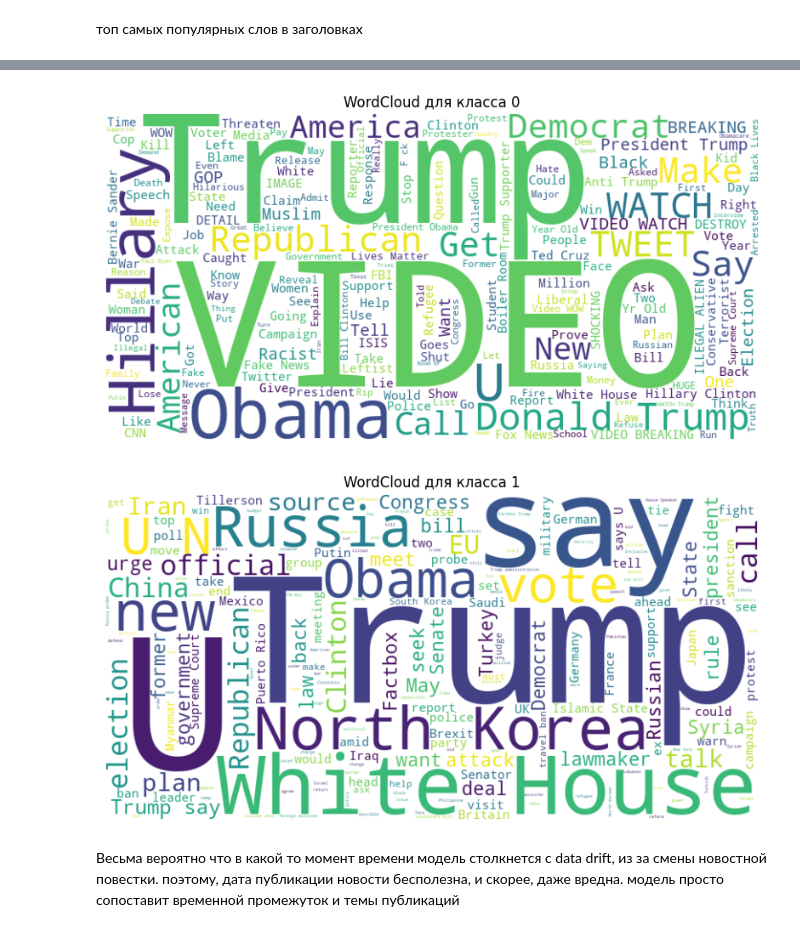
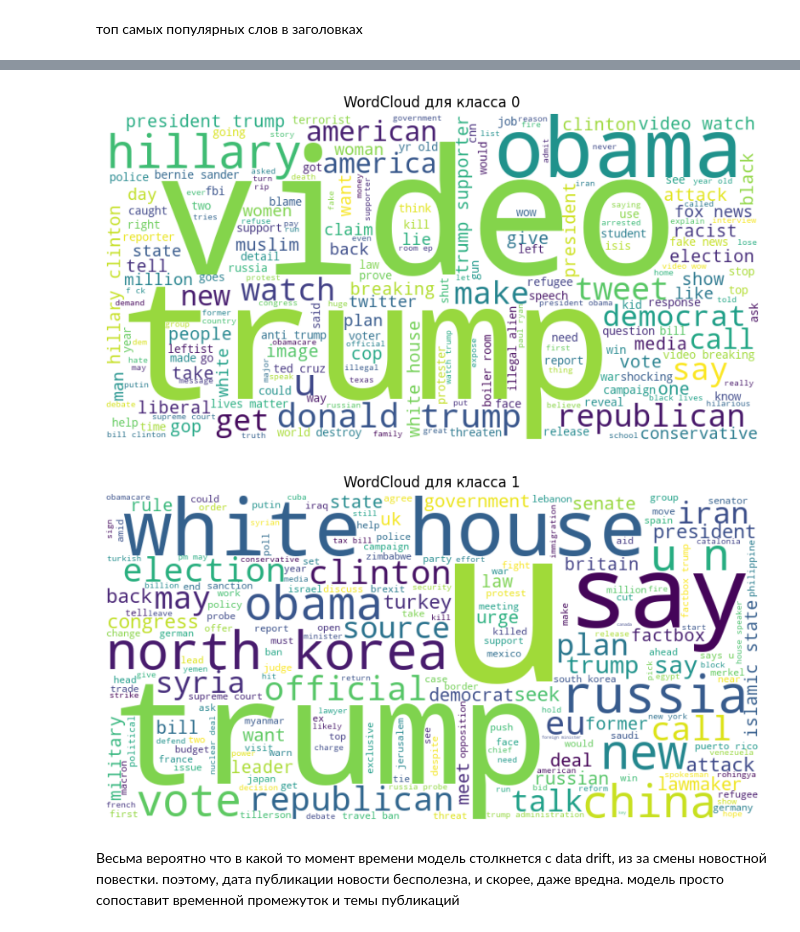
Before and after one commit to NeMoWister/textclassification, a Jupyter notebook: baseline.ipynb, the cells around one changed output, grey strips where cells are left out. Cells and saved outputs as stored; diff of their text form; code cells hidden in the pictures.

```diff
--- a/baseline.ipynb
+++ b/baseline.ipynb
@@ -144,3 +155,20 @@ target
 0    23478
 1    21211
 Name: count, dtype: int64
+# %%
+import re
+
+def preprocessing(text):
+    text = text.lower() # удалим все знаки препинания, ссылки и тд, а так же сделаем все слова с маленькой буквы
+
+    text = re.sub('[^a-zA-Z]', ' ', text)
+    text = re.sub('\s+', ' ', text)
+    text = re.sub(r'https?://\S+|www\.\S+|[^a-zA-Z\s]', '', text)
+    text = re.sub(r'<.*?>', '', text)
+
+    return text
+# %%
+cols_to_clean = ["title", "text"]
+
+for col in cols_to_clean:
+    df[col] = df[col].apply(preprocessing)
@@ -198,15 +254,18 @@ word_freq
 # %%
+stop_words = set(stopwords.words('english'))
+
+
 for cls in df['target'].unique():
     text_data = ' '.join(df[df['target'] == cls]['title'].fillna('').tolist())
     wc = WordCloud(width=800, height=400, stopwords=stop_words, background_color='white').generate(text_data)
     plt.figure(figsize=(10, 5))
     plt.imshow(wc, interpolation='bilinear')
     plt.axis('off')
     plt.title(f'WordCloud для класса {cls}')
     plt.show()
 # %% [output]
-[figure, old version]
+[figure, new version]
-[figure, old version]
+[figure, new version]
 # %% [markdown]
 Весьма вероятно что в какой то момент времени модель столкнется с data drift, из за смены новостной повестки. поэтому, дата публикации новости бесполезна, и скорее, даже вредна. модель просто сопоставит временной промежуток и темы публикаций
 # %%
```
Also changed, not shown: parts of 32 cells of this notebook, 4 other files.
